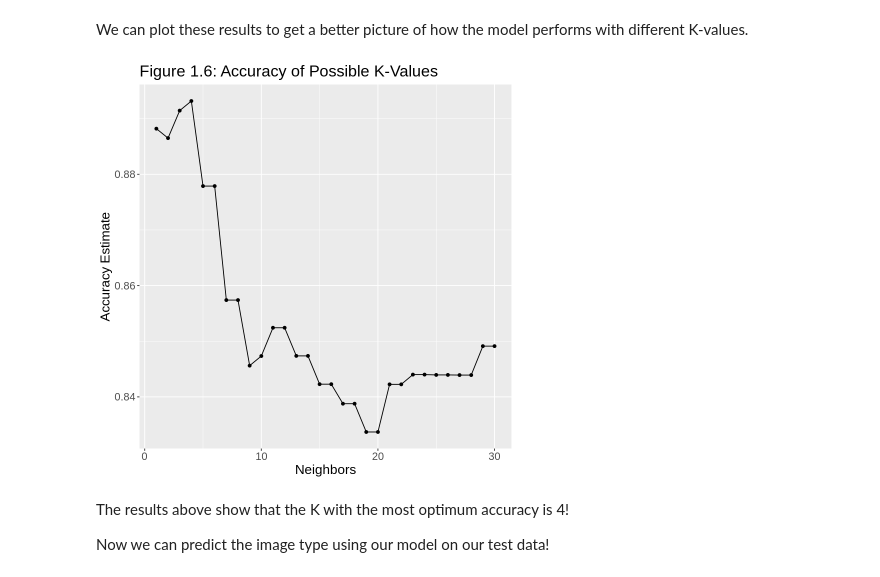
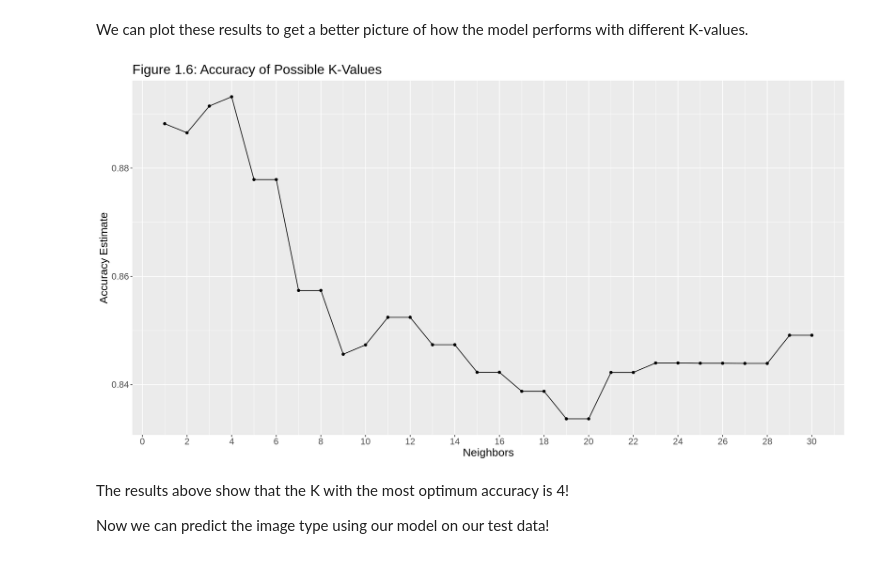
Before and after one commit to msamanthaf/Ad_Classification_DSCI, a Jupyter notebook: Final_Project_Ad_Classification.ipynb, the cells around one changed output. Drawn from its saved outputs; the diff is of its cells as text; code cells hidden in the pictures.

```diff
--- a/Final_Project_Ad_Classification.ipynb
+++ b/Final_Project_Ad_Classification.ipynb
@@ -457,18 +475,19 @@ kvalue <- ad_results |>
 We can plot these results to get a better picture of how the model performs with different K-values.
 # %%
 # Set plot size
-options(repr.plot.width = 7, repr.plot.height = 7)
+options(repr.plot.width = 15, repr.plot.height = 8)
 
 # Plot results
 accuracy_vs_k <- ggplot(kvalue, aes(x = neighbors, y = mean)) +
   geom_point() +
   geom_line() +
   labs(x = "Neighbors", y = "Accuracy Estimate") +
   theme(text = element_text(size = 16)) +
+  scale_x_continuous(n.breaks=15)+
   ggtitle("Figure 1.6: Accuracy of Possible K-Values")
 accuracy_vs_k
 # %% [output]
-[figure, old version]
+[figure, new version]
 # %% [markdown]
 The results above show that the K with the most optimum accuracy is 4!
 
```
Also changed, not shown: parts of 5 cells of this notebook.
